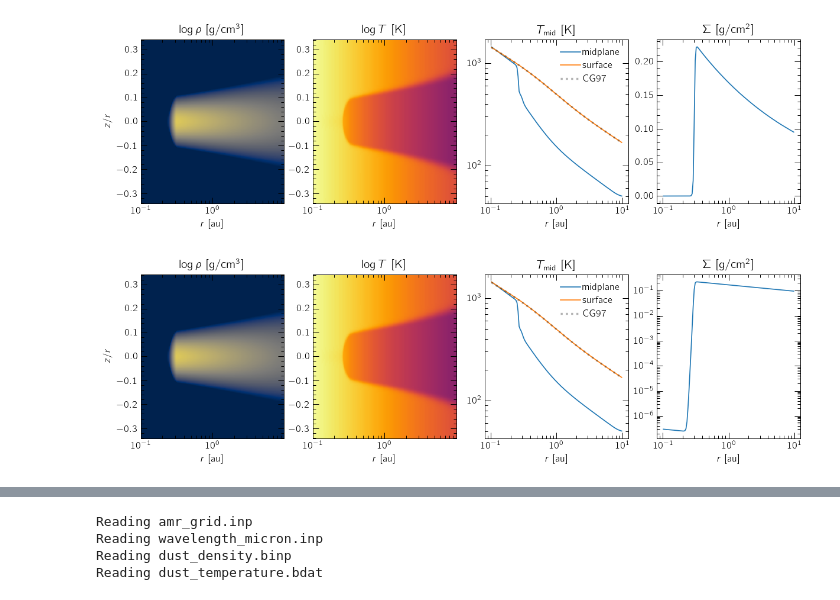
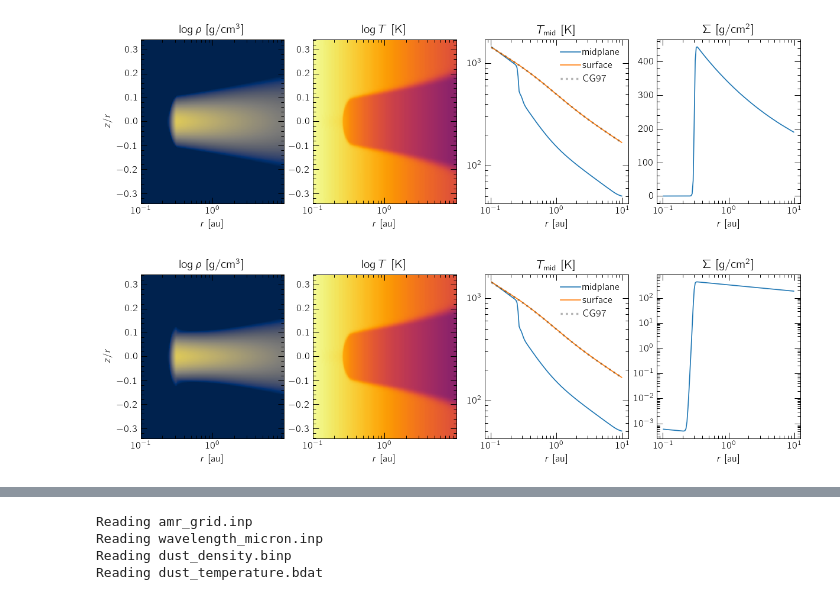
Before and after one commit to alexziab/pyFLD, a Jupyter notebook: examples/7-dusty-disk-radmc3d.ipynb, the cells around one changed output, grey strips where cells are left out. Drawn from its saved outputs; the diff is of its cells as text; code cells hidden in the pictures.

```diff
--- a/examples/7-dusty-disk-radmc3d.ipynb
+++ b/examples/7-dusty-disk-radmc3d.ipynb
@@ -42,7 +42,7 @@ rho = 3e-10 * u.g/u.cm**3 * R_ ** -1.5 * np.exp(-0.5*(z_/H_)**2)
 # clip the density in the inner regions to mimic the inner rim of the disk
 rho *= 1e-6 + (1-1e-6) * 0.5 * (1 - np.tanh(-(R_-0.3)/0.01))
 
-Gas.set_density(np.ones(grid.shape) * rho * 1e-100)
+Gas.set_density(np.ones(grid.shape) * rho)
 Dust.set_density(np.ones(grid.shape) * rho * d2g)
 Gas.set_temperature(np.ones(grid.shape) * 140 * u.K * R_ ** -0.47)
 Dust.set_temperature(np.ones(grid.shape) * 140 * u.K * R_ ** -0.47)
@@ -158,32 +158,32 @@ Disk.enforce_hydrostatic_equilibrium()
 # %%
 # and check the output
 fig, ax = plt.subplots(ncols=4, figsize=(12, 3), dpi=120)
 ax[0].pcolormesh(r, np.cos(theta), np.log10(fmt(Dust.rho).to_value('g/cm3')), cmap=plt.cm.cividis, vmin=-17, vmax=-11)
 ax[0].pcolormesh(r, -np.cos(theta), np.log10(fmt(Dust.rho).to_value('g/cm3')), cmap=plt.cm.cividis, vmin=-17, vmax=-11)
 ax[1].pcolormesh(r, np.cos(theta), np.log10(fmt(Disk.tmp).to_value('K')), cmap=plt.cm.inferno, vmin=0.8, vmax=3.2)
 ax[1].pcolormesh(r, -np.cos(theta), np.log10(fmt(Disk.tmp).to_value('K')), cmap=plt.cm.inferno, vmin=0.8, vmax=3.2)
 ax[2].plot(r, fmt(Disk.tmp).to_value('K')[mid], label='midplane')
 ax[2].plot(r, fmt(Disk.tmp).to_value('K')[10], label='surface') # surface
-ax[3].plot(r, (fmt(Disk.rho * grid.dz)).sum(0).to_value('g/cm2')) # surface density
+ax[3].plot(r, Disk.get_surface_density()[0].to_value('g/cm2')) # surface density
 
 for axis in ax: axis.set_xscale('log')
 ax[2].set_yscale('log')
 
 # the Chiang and Goldreich formula also includes the ratio of opacities at Tstar/Tdisk
 opac_factor = (Dust.kappaPstar/fmt(Dust.kappaP)[0]) ** 0.25
 TCC97 = (star.T * np.sqrt(0.5*star.R/grid.x1[grid.act1])).to_value('K') * opac_factor
 ax[2].plot(r, TCC97, ls=':', c='k', alpha=0.3, lw=2, label='CG97')
 
 ax[2].legend()
 ax[3].loglog()
 
 for axis in ax: axis.set_xlabel(r'$r$ [au]')
 ax[0].set_ylabel(r'$z/r$')
 ax[0].set_title(r'$\log\rho$ [g/cm${}^3$]')
 ax[1].set_title(r'$\log T$ [K]')
 ax[2].set_title(r'$T_\mathrm{mid}$ [K]')
 ax[3].set_title(r'$\Sigma$ [g/cm${}^2$]')
 
 plt.show()
 # %% [output]
-[figure, old version]
+[figure, new version]
```
Also changed, not shown: parts of 13 cells of this notebook, 19 other files.
